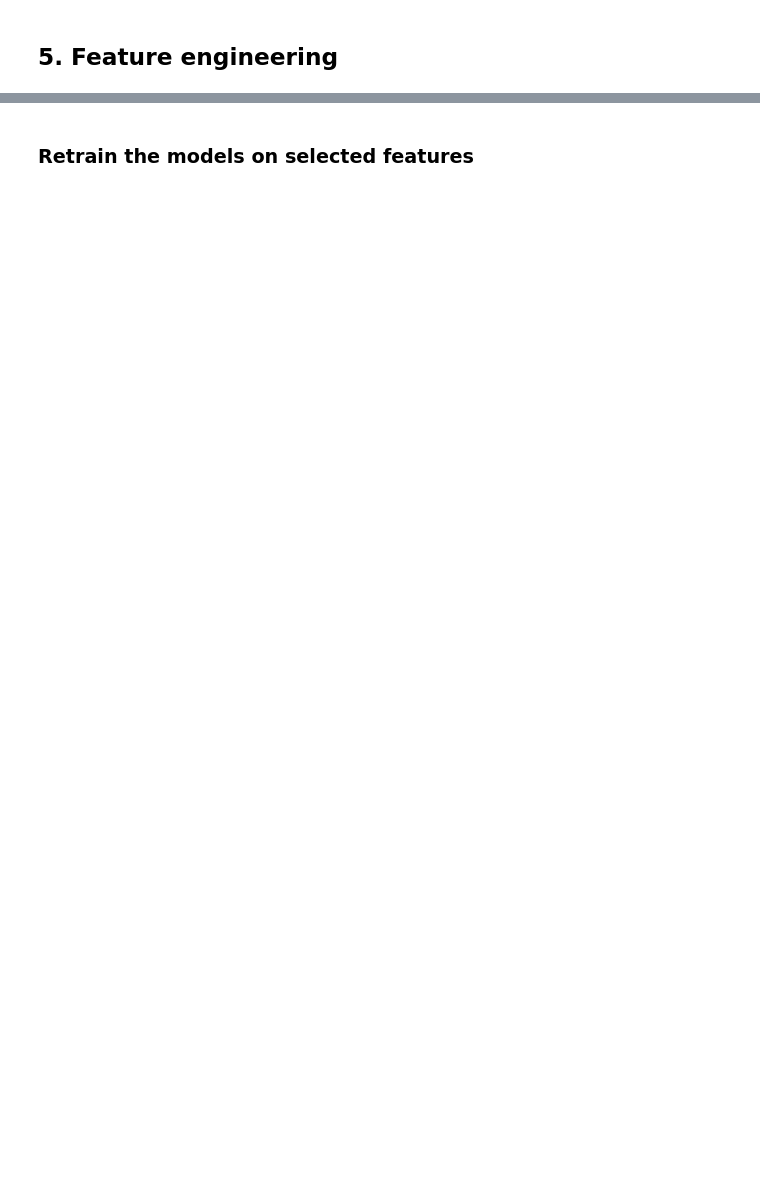
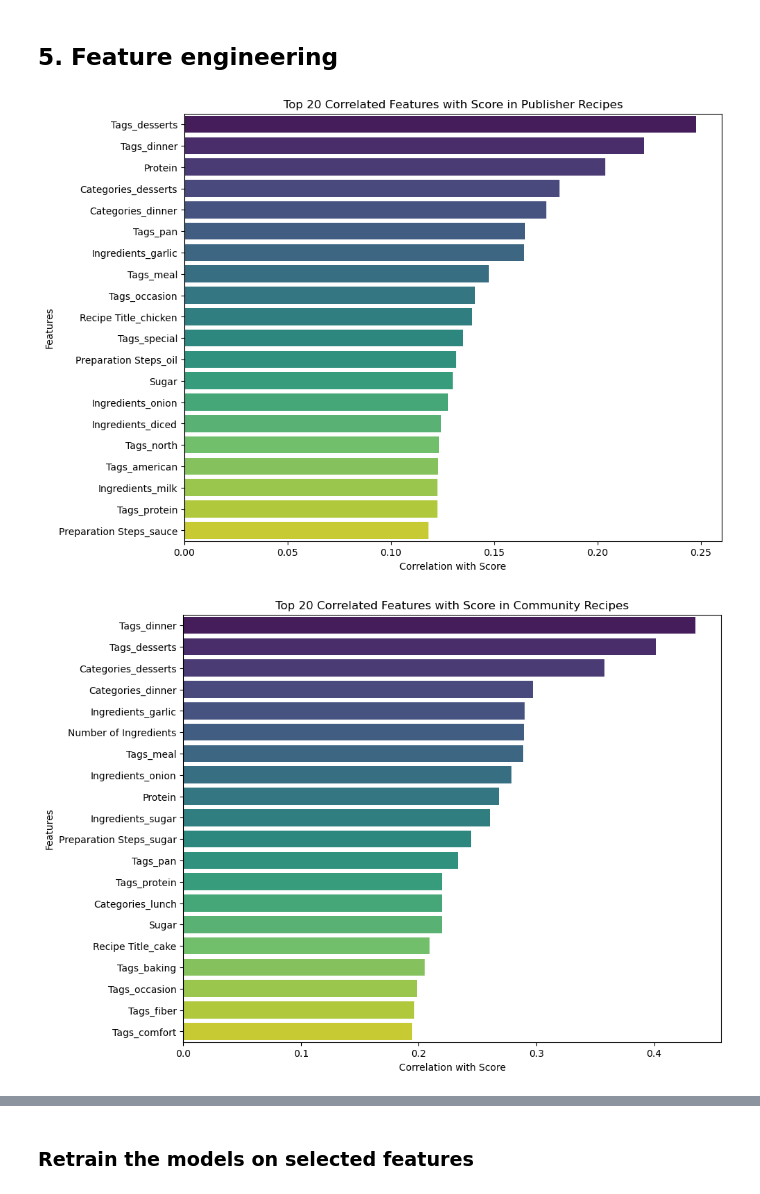
Before and after one commit to aleksa0ku/Deep-Learning-Recipe-popularity, a Jupyter notebook: New dataset.ipynb, the cells around one changed output, grey strips where cells are left out. Cells and saved outputs as stored; diff of their text form; code cells hidden in the pictures; blank space fills up the shorter version.

```diff
--- a/New dataset.ipynb
+++ b/New dataset.ipynb
@@ -1083,0 +878,20 @@ print(df_recipes.info())
+# %%
+# Download necessary NLTK data
+nltk.download('wordnet')
+nltk.download('omw-1.4')
+nltk.download('stopwords')
+
+# Initialize the lemmatizer
+lemmatizer = WordNetLemmatizer()
+
+# Function to lemmatize text
+def lemmatize_text(text):
+    return " ".join([lemmatizer.lemmatize(word) for word in text.split()])
+
+# Custom stop words list including common cooking terms
+custom_stop_words = ['add', 'salt', 'pepper', 'mix', 'cook', 'stir', 'heat', 'serve', 'use', 'recipe',
+                     'tablespoon', 'teaspoon', 'cup', 'minutes', 'hour', 'high', 'medium', 'low',
+                     'egg', 'lb', 'water', 'well', 'prep', 'taste', 'chop']
+
+# Combine custom stop words with standard English stop words
+stop_words_combined = custom_stop_words + nltk.corpus.stopwords.words('english')
@@ -1299,0 +1096,36 @@ plot_feature_importances(user_features_renamed, user_scores, "Top 20 Features fo
+# %%
+import seaborn as sns
+import matplotlib.pyplot as plt
+
+# Split the dataset into Publisher and Community recipes
+publisher_recipes = df_recipes_tfidf[df_recipes_tfidf['Role'] == 0]
+community_recipes = df_recipes_tfidf[df_recipes_tfidf['Role'] == 1]
+
+# Calculate the correlation matrices
+corr_publisher = publisher_recipes.corr()
+corr_community = community_recipes.corr()
+
+# Extract the top 20 correlated features with 'Score' for Publisher recipes
+top_corr_publisher = corr_publisher['Score'].abs().sort_values(ascending=False).head(21)[1:]
+
+# Extract the top 20 correlated features with 'Score' for Community recipes
+top_corr_community = corr_community['Score'].abs().sort_values(ascending=False).head(21)[1:]
+
+# Plotting the top 20 correlated features for Publisher recipes
+plt.figure(figsize=(10, 8))
+sns.barplot(x=top_corr_publisher.values, y=top_corr_publisher.index, palette="viridis")
+plt.title('Top 20 Correlated Features with Score in Publisher Recipes')
+plt.xlabel('Correlation with Score')
+plt.ylabel('Features')
+plt.show()
+
+# Plotting the top 20 correlated features for Community recipes
+plt.figure(figsize=(10, 8))
+sns.barplot(x=top_corr_community.values, y=top_corr_community.index, palette="viridis")
+plt.title('Top 20 Correlated Features with Score in Community Recipes')
+plt.xlabel('Correlation with Score')
+plt.ylabel('Features')
+plt.show()
+# %% [output]
+[figure, added]
+[figure, added]
```
Also changed, not shown: parts of 88 cells of this notebook.
